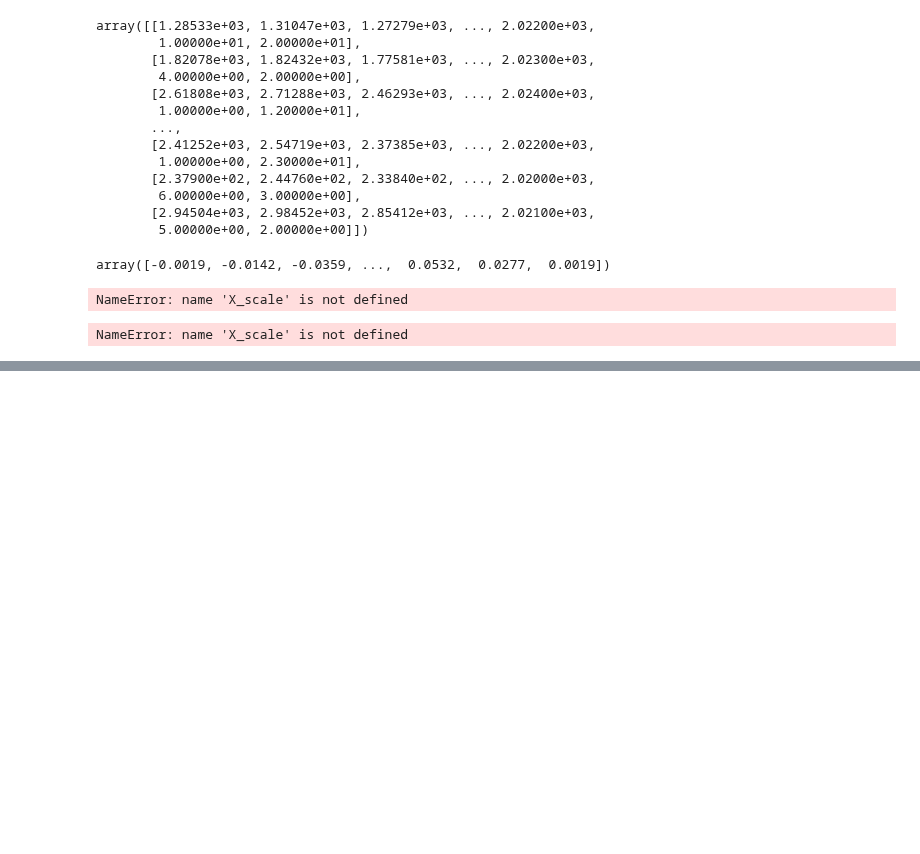
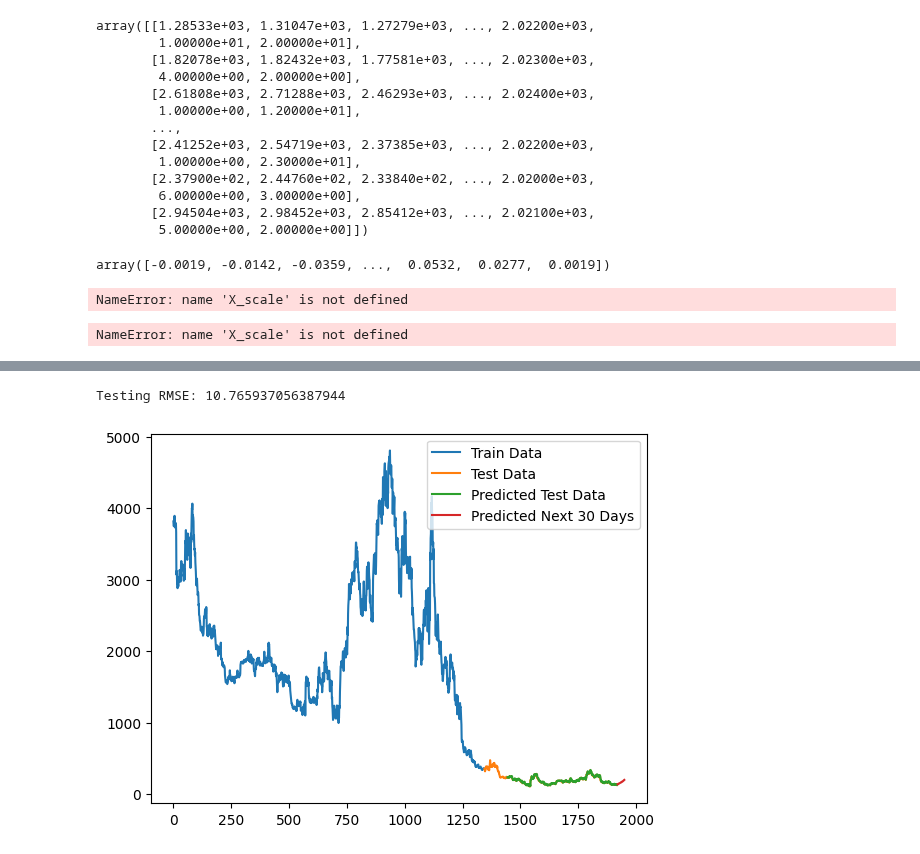
Before and after one commit to vmhoang1703/IS403-Project-Group13, a Jupyter notebook: Ethereum/ETH.ipynb, the cells around one changed output, grey strips where cells are left out. Saved outputs shown, nothing was run; the diff lists cells and outputs as text; code cells hidden in the pictures; blank space fills up the shorter version.

Commit message:
RNN and LSTM Model

```diff
--- a/Ethereum/ETH.ipynb
+++ b/Ethereum/ETH.ipynb
@@ -520,0 +580,4 @@ NameError: name 'X_scale' is not defined
+# %%
+# 10. Dự báo dữ liệu test
+train_predict = model.predict(X_train)
+y_pred = model.predict(X_test)
@@ -520,0 +587,48 @@ NameError: name 'X_scale' is not defined
+# %%
+# 11. Chuẩn hóa dữ liệu y_pred
+train_predict = scaler.inverse_transform(train_predict)
+y_pred = scaler.inverse_transform(y_pred)
+# %%
+# 12. Đánh giá độ chính xác thuật toán bằng RMSE
+test_rmse = np.sqrt(np.mean((y_pred - scaler.inverse_transform(ytest.reshape(-1, 1)))**2))
+print('Testing RMSE:', test_rmse)
+# %% [output]
+Testing RMSE: 10.765937056387944
+# %%
+# 13. Dự báo 30 ngày tiếp theo
+x_input = test_data[-100:].reshape(1, -1)
+x_input.shape
+
+temp_input = list(x_input)
+temp_input = temp_input[0].tolist()
+
+lst_output = []
+n_steps = 100
+i = 0
+while i < 30:
+    if len(temp_input) > 100:
+        x_input = np.array(temp_input[1:])
+        x_input = x_input.reshape(1, -1)
+        x_input = x_input.reshape((1, n_steps, 1))
+        yhat = model.predict(x_input, verbose=0)
+        temp_input.extend(yhat[0].tolist())
+        temp_input = temp_input[1:]
+        lst_output.extend(yhat.tolist())
+        i += 1
+    else:
+        x_input = x_input.reshape((1, n_steps, 1))
+        yhat = model.predict(x_input, verbose=0)
+        temp_input.extend(yhat[0].tolist())
+        lst_output.extend(yhat.tolist())
+        i += 1
+# %%
+# 14. Vẽ hình
+plt.plot(scaler.inverse_transform(train_data), label='Train Data')
+plt.plot(range(train_size, train_size + len(test_data)), scaler.inverse_transform(test_data), label='Test Data')
+plt.plot(range(train_size + 100, train_size + 100 + len(y_pred)), y_pred, label='Predicted Test Data')
+plt.plot(range(len(df1), len(df1) + 30), scaler.inverse_transform(lst_output), label='Predicted Next 30 Days')
+
+plt.legend()
+plt.show()
+# %% [output]
+[figure, added]
```
Also changed, not shown: parts of 42 cells of this notebook.
